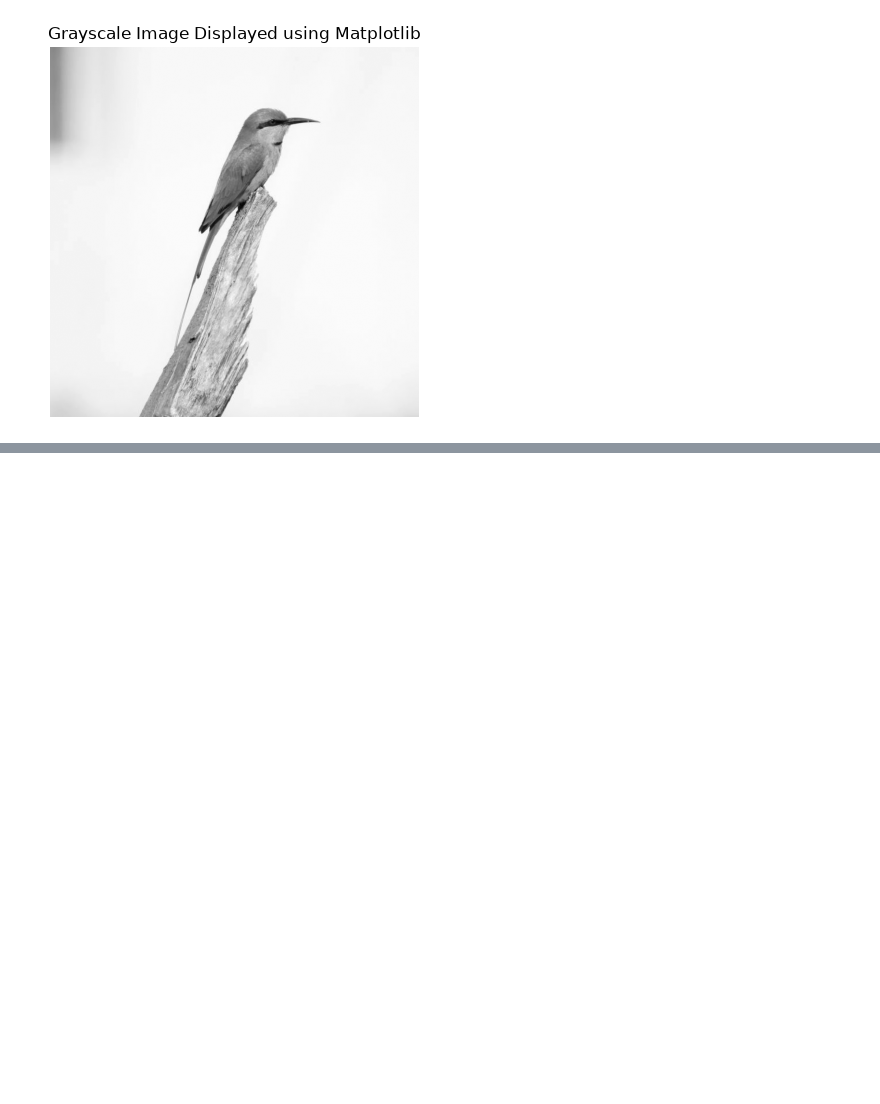
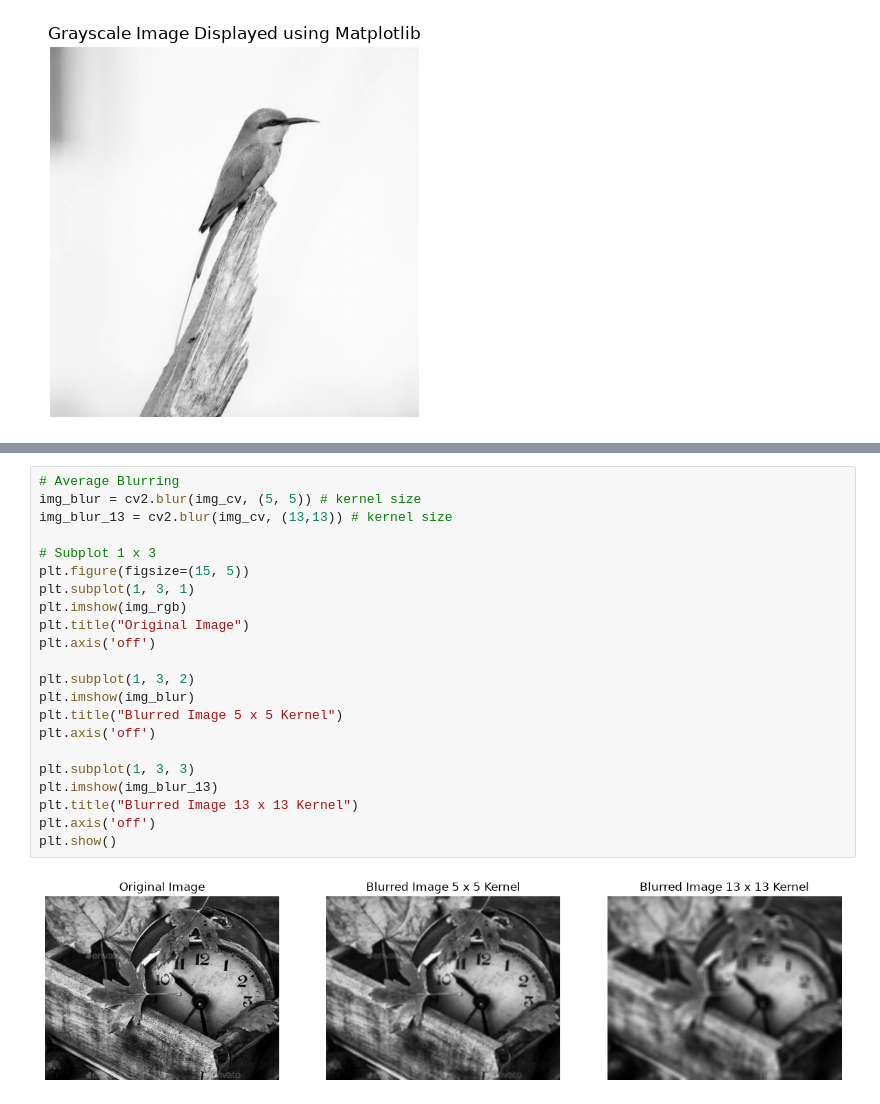
Before and after one commit to vedicskill/custom-yolo-train, a Jupyter notebook: 1-opencv-foundation/image-preprocessing.ipynb, the cells around one changed output, grey strips where cells are left out. Saved outputs shown, nothing was run; the diff lists cells and outputs as text; blank space fills up the shorter version.

```diff
--- a/1-opencv-foundation/image-preprocessing.ipynb
+++ b/1-opencv-foundation/image-preprocessing.ipynb
@@ -112,0 +124,24 @@ plt.show()
+# %%
+# Average Blurring
+img_blur = cv2.blur(img_cv, (5, 5)) # kernel size
+img_blur_13 = cv2.blur(img_cv, (13,13)) # kernel size
+
+# Subplot 1 x 3
+plt.figure(figsize=(15, 5))
+plt.subplot(1, 3, 1)
+plt.imshow(img_rgb)
+plt.title("Original Image")
+plt.axis('off')
+
+plt.subplot(1, 3, 2)
+plt.imshow(img_blur)
+plt.title("Blurred Image 5 x 5 Kernel")
+plt.axis('off')
+
+plt.subplot(1, 3, 3)
+plt.imshow(img_blur_13)
+plt.title("Blurred Image 13 x 13 Kernel")
+plt.axis('off')
+plt.show()
+# %% [output]
+[figure, added]
```
Also changed, not shown: parts of 9 cells of this notebook.
